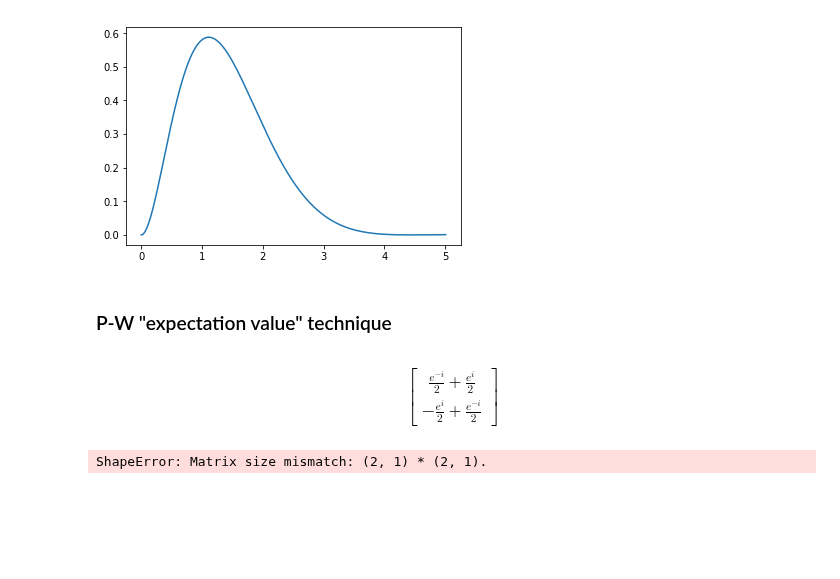
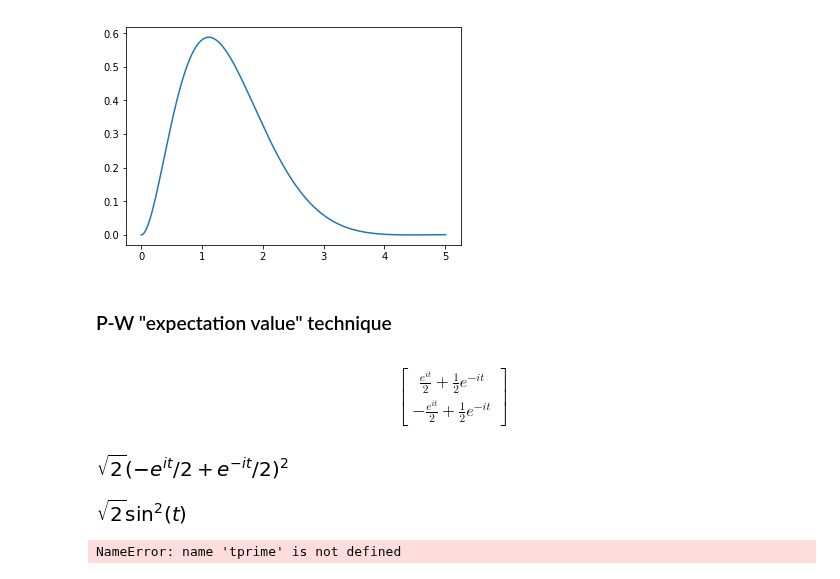
Before and after one commit to gderosa/timeq, a Jupyter notebook: comp/jupyter/detect.ipynb, the cells around one changed output. Drawn from its saved outputs; the diff is of its cells as text; code cells hidden in the pictures; blank space fills up the shorter version.

```diff
--- a/comp/jupyter/detect.ipynb
+++ b/comp/jupyter/detect.ipynb
@@ -78,10 +79,18 @@ def psi_unitary(_t):
     psi = U(_t) * Matrix([1,0])
     return psi
 # %%
-psi_unitary(1)
+psi_unitary(t)
 # %% [output]
-$$\left[\begin{matrix}\frac{e^{- i}}{2} + \frac{e^{i}}{2}\\- \frac{e^{i}}{2} + \frac{e^{- i}}{2}\end{matrix}\right]$$
+$$\left[\begin{matrix}\frac{e^{i t}}{2} + \frac{1}{2} e^{- i t}\\- \frac{e^{i t}}{2} + \frac{1}{2} e^{- i t}\end{matrix}\right]$$
 # %%
-psi_unitary(t) * psi_unitary(t)
+psi_unitary(t).dot(D(2*sqrt(2))*psi_unitary(t))
 # %% [output]
-ShapeError: Matrix size mismatch: (2, 1) * (2, 1).
+[figure, added]
+# %%
+sqrt(2)*(sin(t))**2
+# %% [output]
+[figure, added]
+# %%
+int(sqrt(2)*(sin(t))**2, t, 0, tprime)
+# %% [output]
+NameError: name 'tprime' is not defined
```
Also changed, not shown: parts of 1 cell of this notebook.
